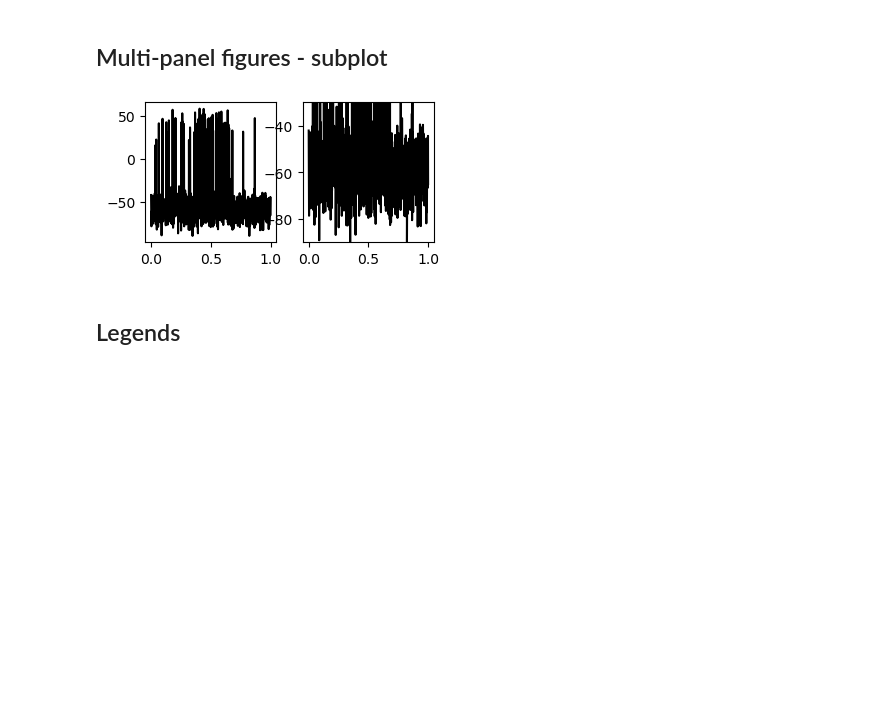
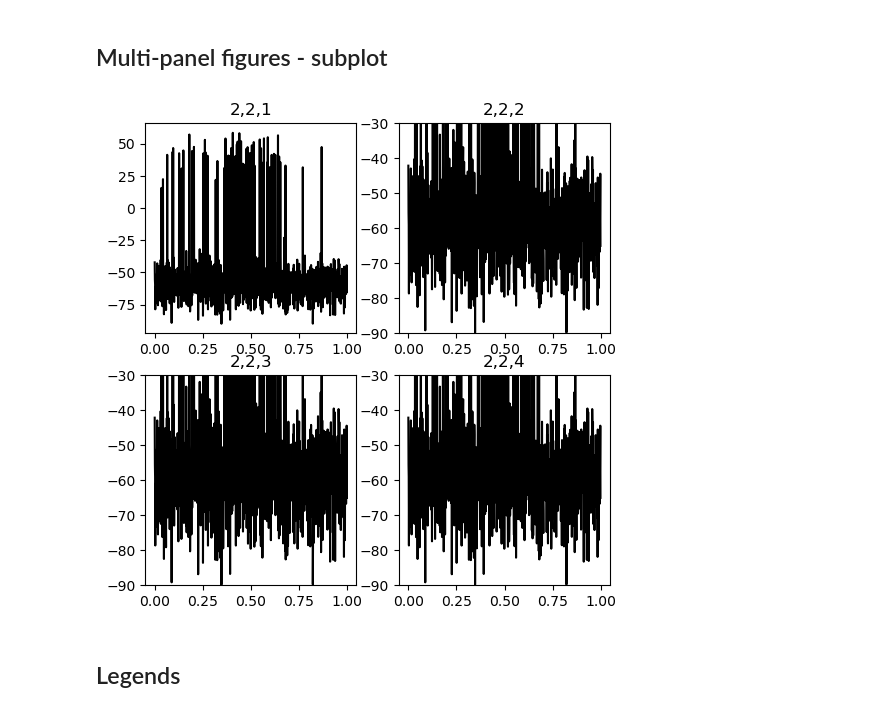
Before and after one commit to janclemenslab/neu715, a Jupyter notebook: docs/_sources/lectures/lecture 2/2.02_matplotlib.ipynb, the cells around one changed output. Saved outputs shown, nothing was run; the diff lists cells and outputs as text; code cells hidden in the pictures; blank space fills up the shorter version.

```diff
--- a/docs/_sources/lectures/lecture 2/2.02_matplotlib.ipynb
+++ b/docs/_sources/lectures/lecture 2/2.02_matplotlib.ipynb
@@ -124,18 +124,29 @@ plt.show()
 # %% [markdown]
 ## Multi-panel figures - subplot
 # %%
-plt.figure(figsize=(20, 4))
-plt.subplot(2, 10, 1)  # first panel = axes
+plt.figure(figsize=(6, 6))
+plt.subplot(2, 2, 1)  # activate/select first panel for plotting
 plt.plot(times_seconds, voltage_trace, 'k')
+plt.title("2,2,1")
 
-plt.subplot(2, 10, 2)  # second panel = axes
+plt.subplot(2, 2, 2)  # select second panel
 plt.plot(times_seconds, voltage_trace, 'k')
 plt.ylim(-90, -30)
+plt.title("2,2,2")
 
+plt.subplot(2, 2, 3)  # select third panel = axes
+plt.plot(times_seconds, voltage_trace, 'k')
+plt.ylim(-90, -30)
+plt.title("2,2,3")
+
+plt.subplot(2, 2, 4)  # select fourth panel = axes
+plt.plot(times_seconds, voltage_trace, 'k')
+plt.ylim(-90, -30)
+plt.title("2,2,4")
 
 plt.show()
 # %% [output]
-[figure, old version]
+[figure, new version]
 # %% [markdown]
 ## Legends
 # %%
```
Also changed, not shown: parts of 2 cells of this notebook, 29 other files.
